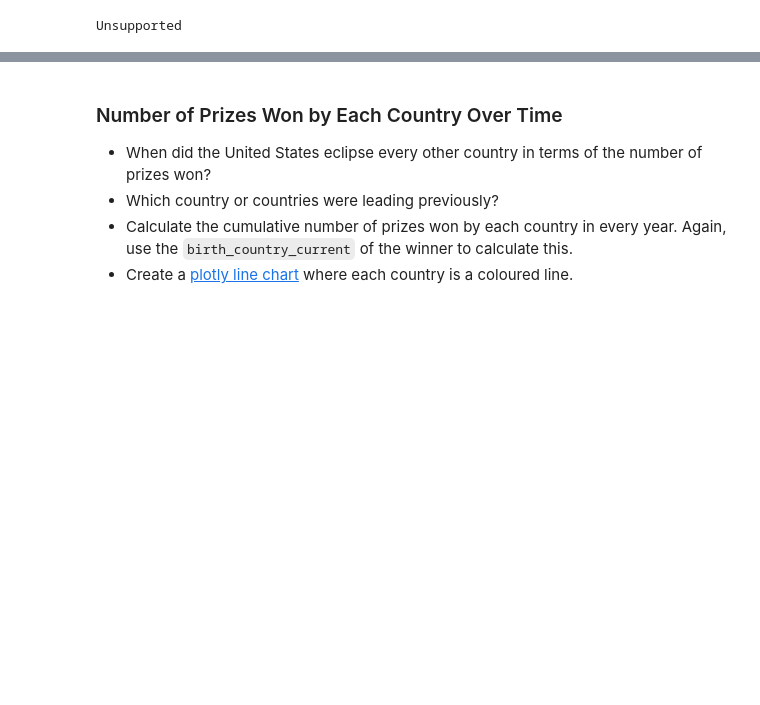
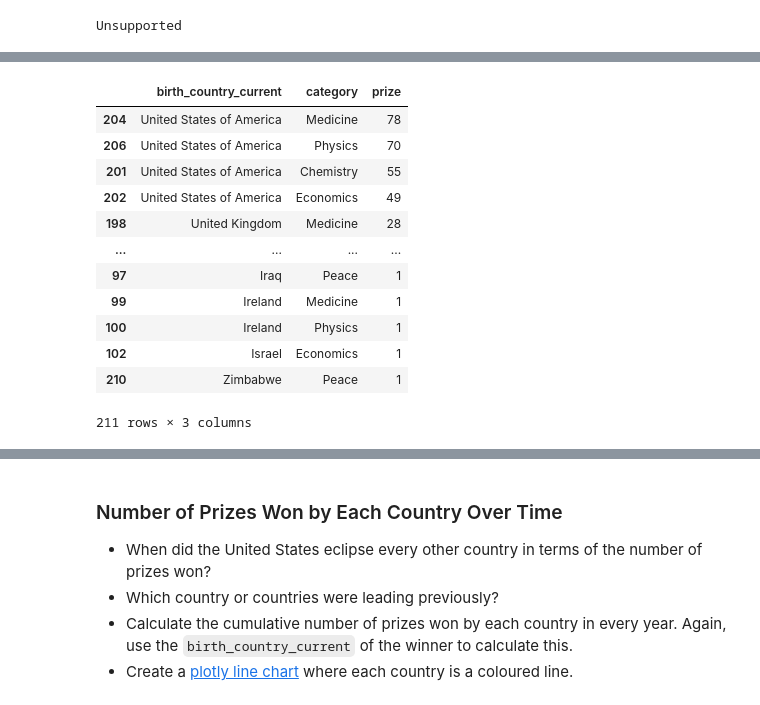
Before and after one commit to LostHeir/DataAnlys_NobelPrizes, a Jupyter notebook: Nobel_Prize_Analysis.ipynb, the cells around one changed output, grey strips where cells are left out. Cells and saved outputs as stored; diff of their text form; code cells hidden in the pictures; blank space fills up the shorter version.

```diff
--- a/Nobel_Prize_Analysis.ipynb
+++ b/Nobel_Prize_Analysis.ipynb
@@ -552,3 +553,21 @@ The hard part is preparing the data for this chart!
 *Hint*: Take a two-step approach. The first step is grouping the data by country and category. Then you can create a DataFrame that looks something like this:
 
 <img src=https://i.imgur.com/VKjzKa1.png width=450>
+# %%
+diff_cat_prizes = df_data.groupby(by=['birth_country_current', 'category'], as_index=False).agg({'prize': pd.Series.count})
+diff_cat_prizes.sort_values(by='prize', ascending=False, inplace=True)
+diff_cat_prizes
+# %% [output]
+|  | birth_country_current | category | prize |
+| 204 | United States of America | Medicine | 78 |
+| 206 | United States of America | Physics | 70 |
+| 201 | United States of America | Chemistry | 55 |
+| 202 | United States of America | Economics | 49 |
+| 198 | United Kingdom | Medicine | 28 |
+| ... | ... | ... | ... |
+| 97 | Iraq | Peace | 1 |
+| 99 | Ireland | Medicine | 1 |
+| 100 | Ireland | Physics | 1 |
+| 102 | Israel | Economics | 1 |
+| 210 | Zimbabwe | Peace | 1 |
+211 rows × 3 columns
```
Also changed, not shown: parts of 19 cells of this notebook.
